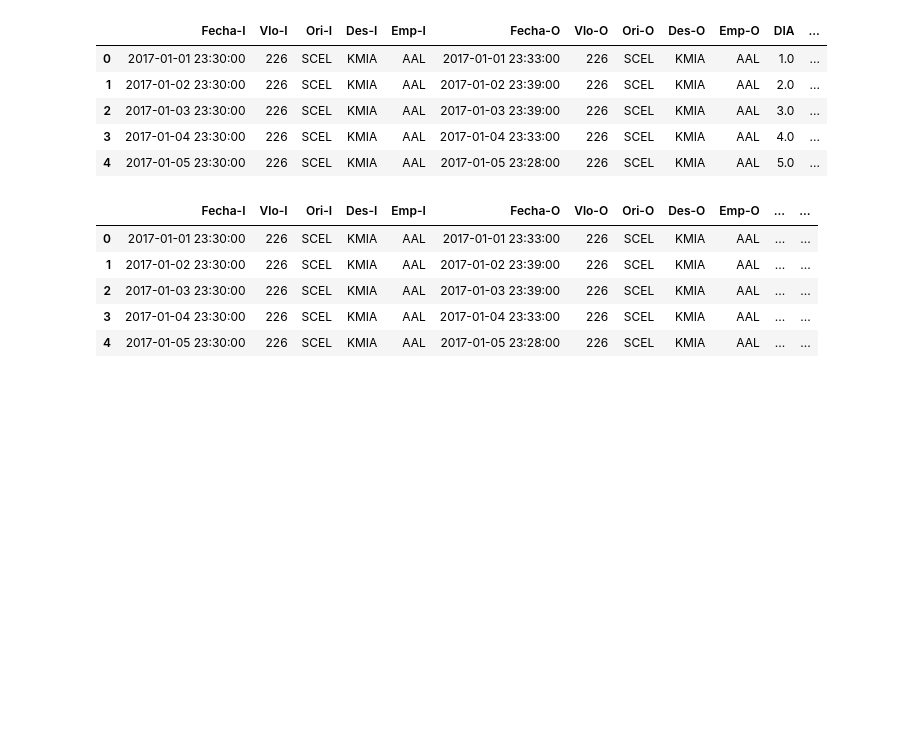
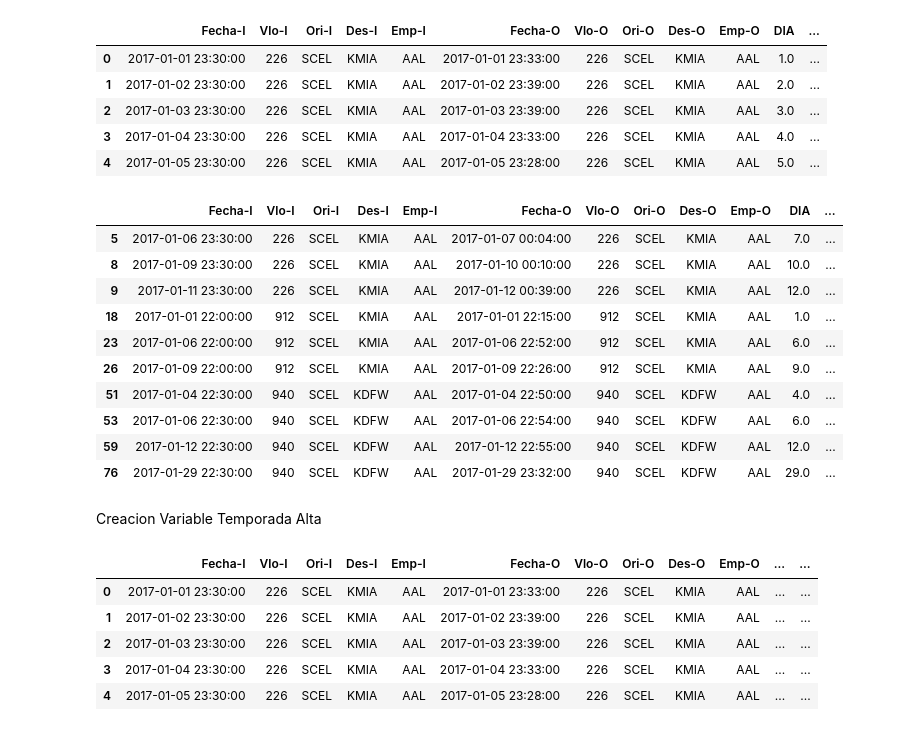
Before and after one commit to Danilo22m/Prueba-LATAM, a Jupyter notebook: solution.ipynb, the cells around one changed output. Cells and saved outputs as stored; diff of their text form; code cells hidden in the pictures; blank space fills up the shorter version.

Commit message:
Validacion creacion variables

```diff
--- a/solution.ipynb
+++ b/solution.ipynb
@@ -216,6 +218,25 @@ base.head()
 | 2 | 2017-01-03 23:30:00 | 226 | SCEL | KMIA | AAL | 2017-01-03 23:39:00 | 226 | SCEL | KMIA | AAL | 3.0 | ... |
 | 3 | 2017-01-04 23:30:00 | 226 | SCEL | KMIA | AAL | 2017-01-04 23:33:00 | 226 | SCEL | KMIA | AAL | 4.0 | ... |
 | 4 | 2017-01-05 23:30:00 | 226 | SCEL | KMIA | AAL | 2017-01-05 23:28:00 | 226 | SCEL | KMIA | AAL | 5.0 | ... |
+# %%
+#Validacion creacion variable
+prueba=base.loc[:,"atraso_15"]==1
+prueba_1= base.loc[prueba]
+prueba_1.head(10)
+# %% [output]
+|  | Fecha-I | Vlo-I | Ori-I | Des-I | Emp-I | Fecha-O | Vlo-O | Ori-O | Des-O | Emp-O | DIA | ... |
+| 5 | 2017-01-06 23:30:00 | 226 | SCEL | KMIA | AAL | 2017-01-07 00:04:00 | 226 | SCEL | KMIA | AAL | 7.0 | ... |
+| 8 | 2017-01-09 23:30:00 | 226 | SCEL | KMIA | AAL | 2017-01-10 00:10:00 | 226 | SCEL | KMIA | AAL | 10.0 | ... |
+| 9 | 2017-01-11 23:30:00 | 226 | SCEL | KMIA | AAL | 2017-01-12 00:39:00 | 226 | SCEL | KMIA | AAL | 12.0 | ... |
+| 18 | 2017-01-01 22:00:00 | 912 | SCEL | KMIA | AAL | 2017-01-01 22:15:00 | 912 | SCEL | KMIA | AAL | 1.0 | ... |
+| 23 | 2017-01-06 22:00:00 | 912 | SCEL | KMIA | AAL | 2017-01-06 22:52:00 | 912 | SCEL | KMIA | AAL | 6.0 | ... |
+| 26 | 2017-01-09 22:00:00 | 912 | SCEL | KMIA | AAL | 2017-01-09 22:26:00 | 912 | SCEL | KMIA | AAL | 9.0 | ... |
+| 51 | 2017-01-04 22:30:00 | 940 | SCEL | KDFW | AAL | 2017-01-04 22:50:00 | 940 | SCEL | KDFW | AAL | 4.0 | ... |
+| 53 | 2017-01-06 22:30:00 | 940 | SCEL | KDFW | AAL | 2017-01-06 22:54:00 | 940 | SCEL | KDFW | AAL | 6.0 | ... |
+| 59 | 2017-01-12 22:30:00 | 940 | SCEL | KDFW | AAL | 2017-01-12 22:55:00 | 940 | SCEL | KDFW | AAL | 12.0 | ... |
+| 76 | 2017-01-29 22:30:00 | 940 | SCEL | KDFW | AAL | 2017-01-29 23:32:00 | 940 | SCEL | KDFW | AAL | 29.0 | ... |
+# %% [markdown]
+Creacion Variable Temporada Alta
 # %%
 base["temporada_alta"] =  pd.Series(np.where((base['Fecha-I'] >= "2017-12-15") & (base['Fecha-I'] <= "2017-03-03") |\
                                              (base['Fecha-I'] >= "2017-07-15") & (base['Fecha-I'] <= "2017-07-31") |\
```
Also changed, not shown: parts of 6 cells of this notebook.
